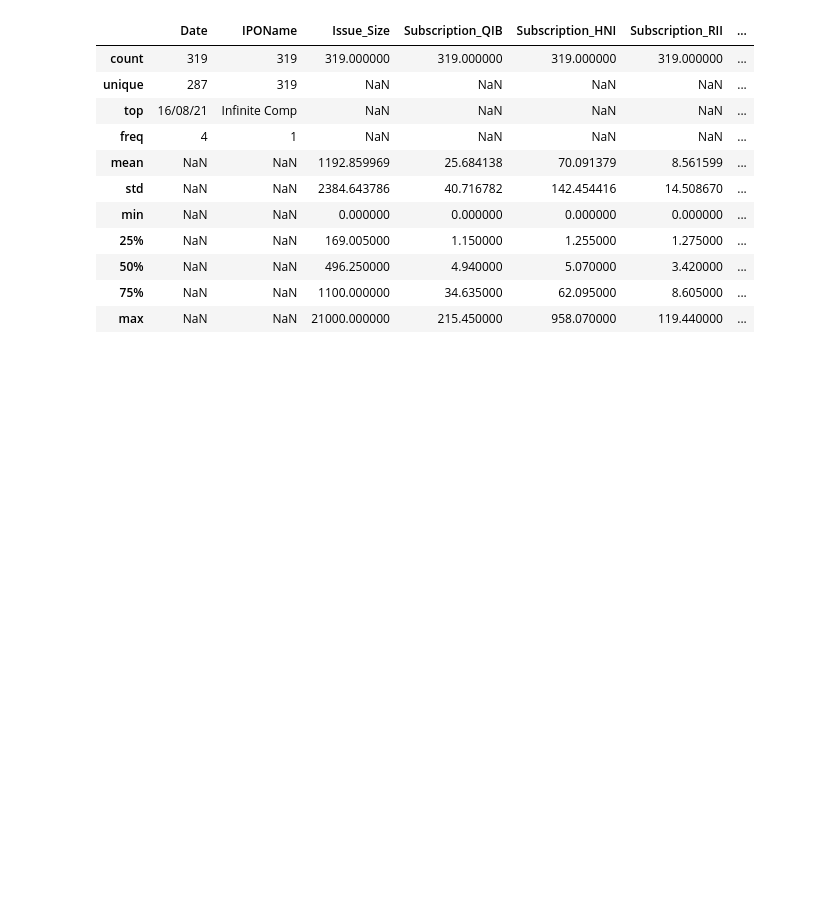
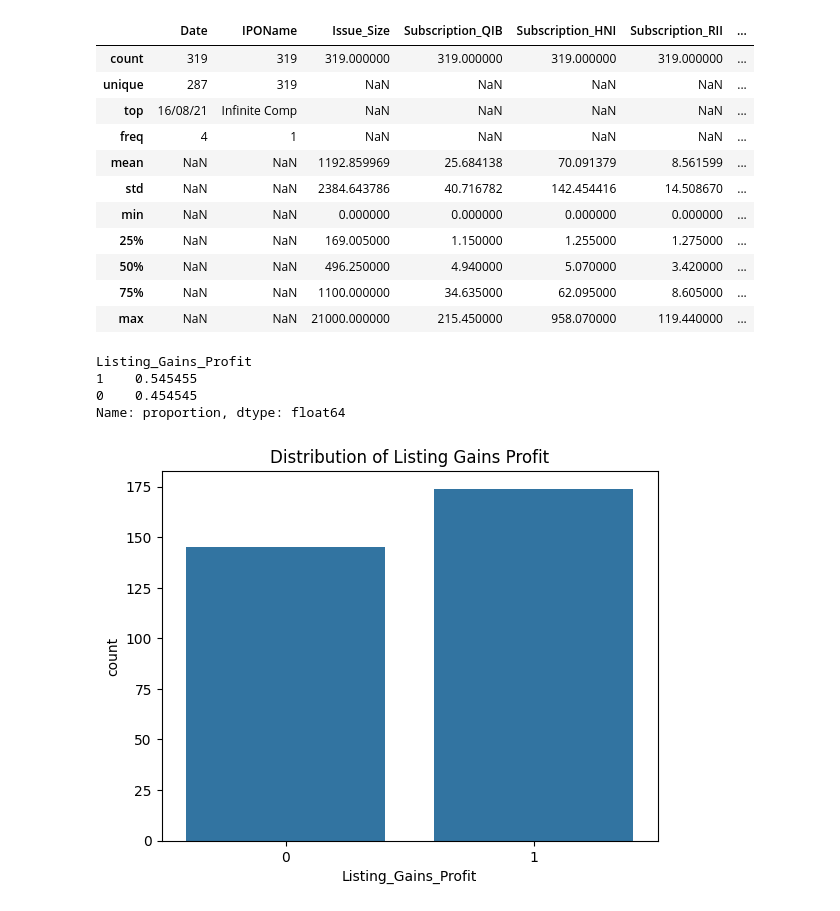
Before and after one commit to kigtembu/deeplearning-playground, a Jupyter notebook: indian ipos.ipynb, the cells around one changed output. Cells and saved outputs as stored; diff of their text form; code cells hidden in the pictures; blank space fills up the shorter version.

Commit message:
data exploration and cleaning

```diff
--- a/indian ipos.ipynb
+++ b/indian ipos.ipynb
@@ -49,3 +49,5 @@ min      -97.150000
 75%       25.310000
 max      270.400000
 Name: Listing_Gains_Percent, dtype: float64
+# %%
+ipo['Listing_Gains_Profit'] =np.where(ipo['Listing_Gains_Percent'] > 0, 1, 0)
@@ -64,3 +81,17 @@ ipo.describe(include='all')
 | 50% | NaN | NaN | 496.250000 | 4.940000 | 5.070000 | 3.420000 | ... |
 | 75% | NaN | NaN | 1100.000000 | 34.635000 | 62.095000 | 8.605000 | ... |
 | max | NaN | NaN | 21000.000000 | 215.450000 | 958.070000 | 119.440000 | ... |
+# %%
+ipo['Listing_Gains_Profit'].value_counts(normalize=True)
+#54% of Ipos made a profit
+# %% [output]
+Listing_Gains_Profit
+1    0.545455
+0    0.454545
+Name: proportion, dtype: float64
+# %%
+#visualisations
+sns.countplot(data=ipo,x='Listing_Gains_Profit').set(title = 'Distribution of Listing Gains Profit')
+plt.show()
+# %% [output]
+[figure, added]
```
Also changed, not shown: parts of 12 cells of this notebook.
